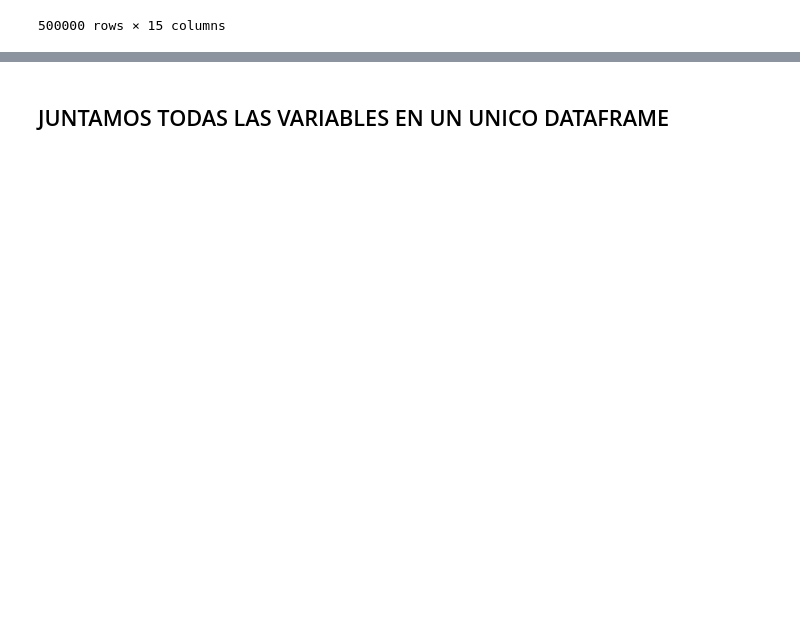
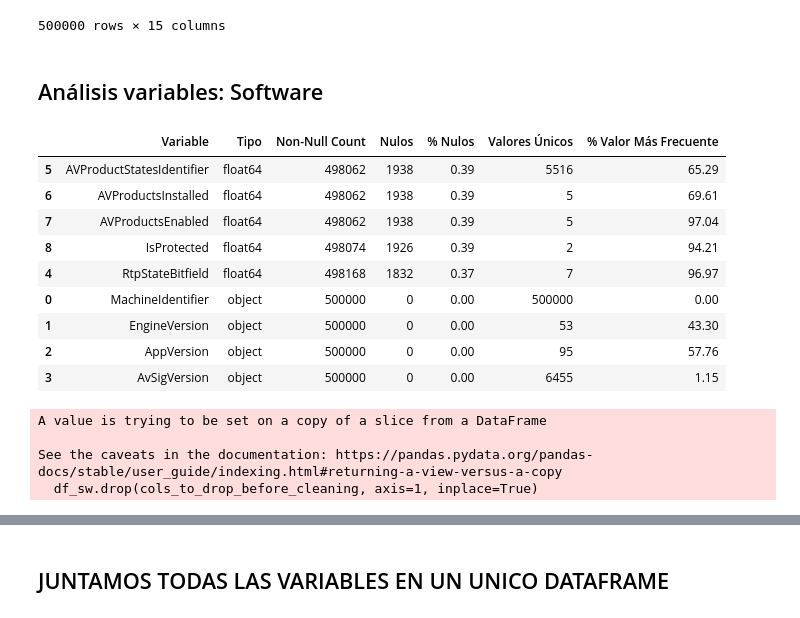
Before and after one commit to martadominguezm/grupo-1-dscesp-0525, a Jupyter notebook: entregable_2/0525_SupML_Grupo1.ipynb, the cells around one changed output, grey strips where cells are left out. Saved outputs shown, nothing was run; the diff lists cells and outputs as text; code cells hidden in the pictures; blank space fills up the shorter version.

```diff
--- a/entregable_2/0525_SupML_Grupo1.ipynb
+++ b/entregable_2/0525_SupML_Grupo1.ipynb
@@ -3048,3 +3048,52 @@ df_hardware
 | 499998 | fa0841f8f6147de7c3d287e05270ed42 | 4.00 | 2,500.00 | 715,404.00 | ... |
 | 499999 | 7b45dc3537e17f16305c5983ca0a1cb9 | 8.00 | 2,975.00 | 228,936.00 | ... |
 500000 rows × 15 columns
+# %% [markdown]
+## Análisis variables: Software
+# %%
+sw_cols = ["MachineIdentifier",
+    "EngineVersion", "AppVersion", "AvSigVersion",
+    "RtpStateBitfield", "AVProductStatesIdentifier",
+    "AVProductsInstalled", "AVProductsEnabled", "IsProtected"
+]
+
+df_sw = df_borrados[sw_cols]
+# %%
+# Resumen estadístico de mis variables
+stats = []
+for col in sw_cols:
+    stats.append((
+        col,
+        df[col].dtype,
+        df[col].count(),
+        df[col].isnull().sum(),
+        (df[col].isnull().sum() / len(df)) * 100,
+        df[col].nunique(),
+        df[col].value_counts(normalize=True, dropna=False).values[0] * 100 if df[col].count() > 0 else 0
+    ))
+
+stats_df = pd.DataFrame(stats, columns=[
+    "Variable", "Tipo", "Non-Null Count", "Nulos", "% Nulos",
+    "Valores Únicos", "% Valor Más Frecuente"
+])
+
+display(stats_df.sort_values(by="% Nulos", ascending=False))
+# %% [output]
+|  | Variable | Tipo | Non-Null Count | Nulos | % Nulos | Valores Únicos | % Valor Más Frecuente |
+| 5 | AVProductStatesIdentifier | float64 | 498062 | 1938 | 0.39 | 5516 | 65.29 |
+| 6 | AVProductsInstalled | float64 | 498062 | 1938 | 0.39 | 5 | 69.61 |
+| 7 | AVProductsEnabled | float64 | 498062 | 1938 | 0.39 | 5 | 97.04 |
+| 8 | IsProtected | float64 | 498074 | 1926 | 0.39 | 2 | 94.21 |
+| 4 | RtpStateBitfield | float64 | 498168 | 1832 | 0.37 | 7 | 96.97 |
+| 0 | MachineIdentifier | object | 500000 | 0 | 0.00 | 500000 | 0.00 |
+| 1 | EngineVersion | object | 500000 | 0 | 0.00 | 53 | 43.30 |
+| 2 | AppVersion | object | 500000 | 0 | 0.00 | 95 | 57.76 |
+| 3 | AvSigVersion | object | 500000 | 0 | 0.00 | 6455 | 1.15 |
+# %%
+cols_to_drop_before_cleaning = ["AVProductsEnabled","RtpStateBitfield", "AvSigVersion", "IsProtected","AVProductStatesIdentifier"]
+df_sw.drop(cols_to_drop_before_cleaning, axis=1, inplace=True)
+# %% [output]
+A value is trying to be set on a copy of a slice from a DataFrame
+
+See the caveats in the documentation: https://pandas.pydata.org/pandas-docs/stable/user_guide/indexing.html#returning-a-view-versus-a-copy
+  df_sw.drop(cols_to_drop_before_cleaning, axis=1, inplace=True)
```
Also changed, not shown: parts of 4 cells of this notebook.
